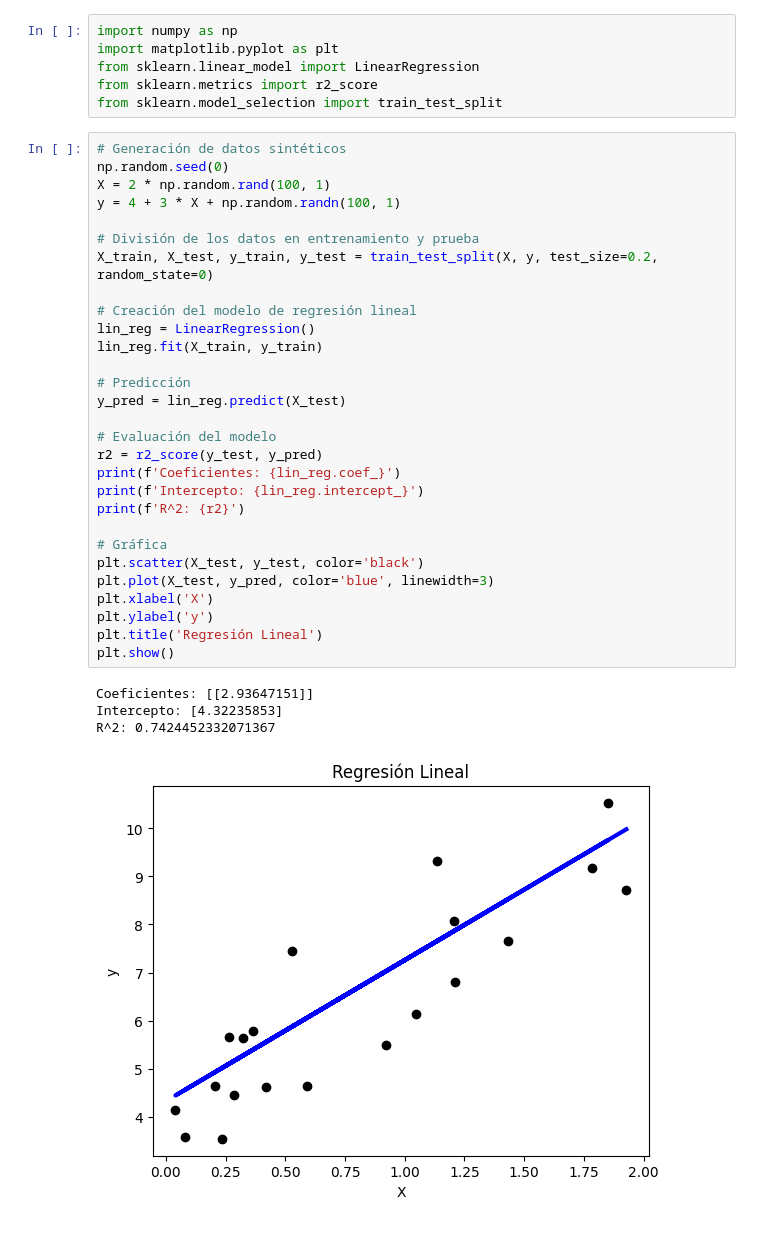
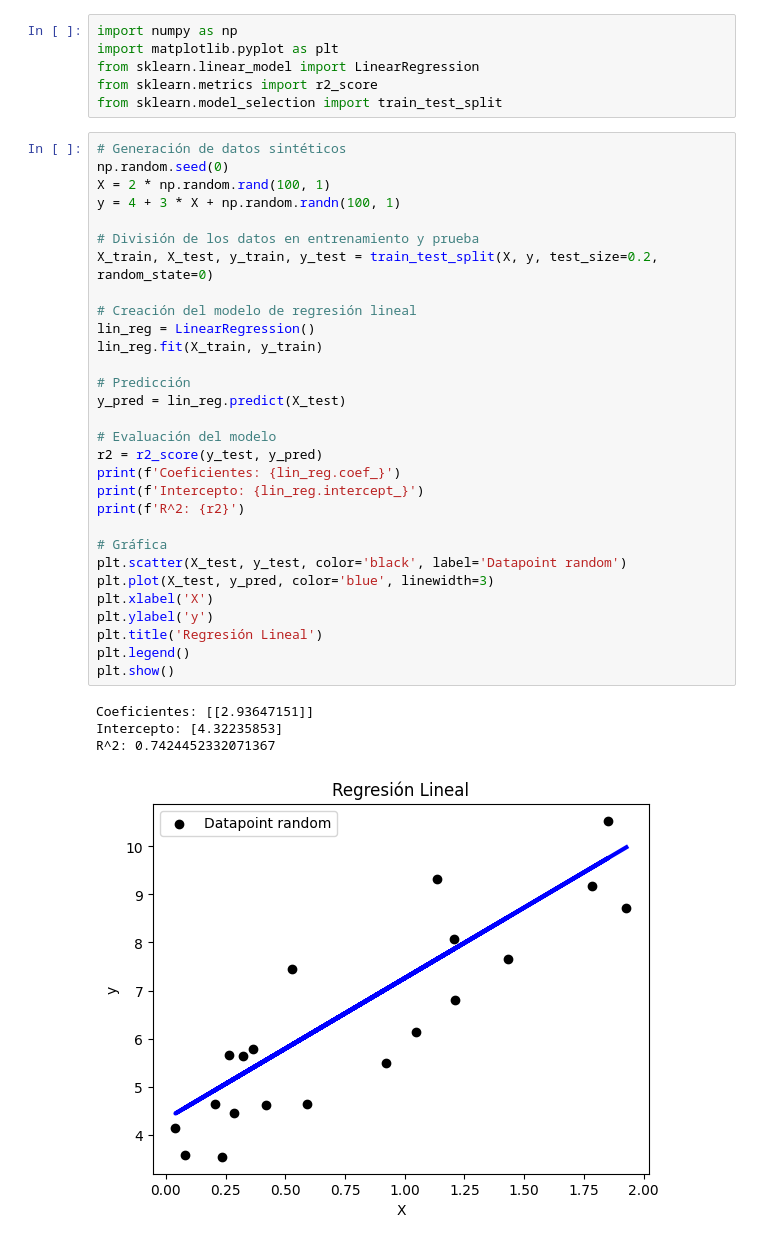
Before and after one commit to mariaRam2003/Examen3_Analisis, a Jupyter notebook: examen3.ipynb, the cells around one changed output. Saved outputs shown, nothing was run; the diff lists cells and outputs as text.

```diff
--- a/examen3.ipynb
+++ b/examen3.ipynb
@@ -124,35 +123,36 @@ from sklearn.model_selection import train_test_split
 np.random.seed(0)
 X = 2 * np.random.rand(100, 1)
 y = 4 + 3 * X + np.random.randn(100, 1)
 
 # División de los datos en entrenamiento y prueba
 X_train, X_test, y_train, y_test = train_test_split(X, y, test_size=0.2, random_state=0)
 
 # Creación del modelo de regresión lineal
 lin_reg = LinearRegression()
 lin_reg.fit(X_train, y_train)
 
 # Predicción
 y_pred = lin_reg.predict(X_test)
 
 # Evaluación del modelo
 r2 = r2_score(y_test, y_pred)
 print(f'Coeficientes: {lin_reg.coef_}')
 print(f'Intercepto: {lin_reg.intercept_}')
 print(f'R^2: {r2}')
 
 # Gráfica
-plt.scatter(X_test, y_test, color='black')
+plt.scatter(X_test, y_test, color='black', label='Datapoint random')
 plt.plot(X_test, y_pred, color='blue', linewidth=3)
 plt.xlabel('X')
 plt.ylabel('y')
 plt.title('Regresión Lineal')
+plt.legend()
 plt.show()
 # %% [output]
 Coeficientes: [[2.93647151]]
 Intercepto: [4.32235853]
 R^2: 0.7424452332071367
-[figure, old version]
+[figure, new version]
 # %%
 def generate_data(n):
     X = 2 * np.random.rand(n, 1)
```
Also changed, not shown: parts of 5 cells of this notebook.
